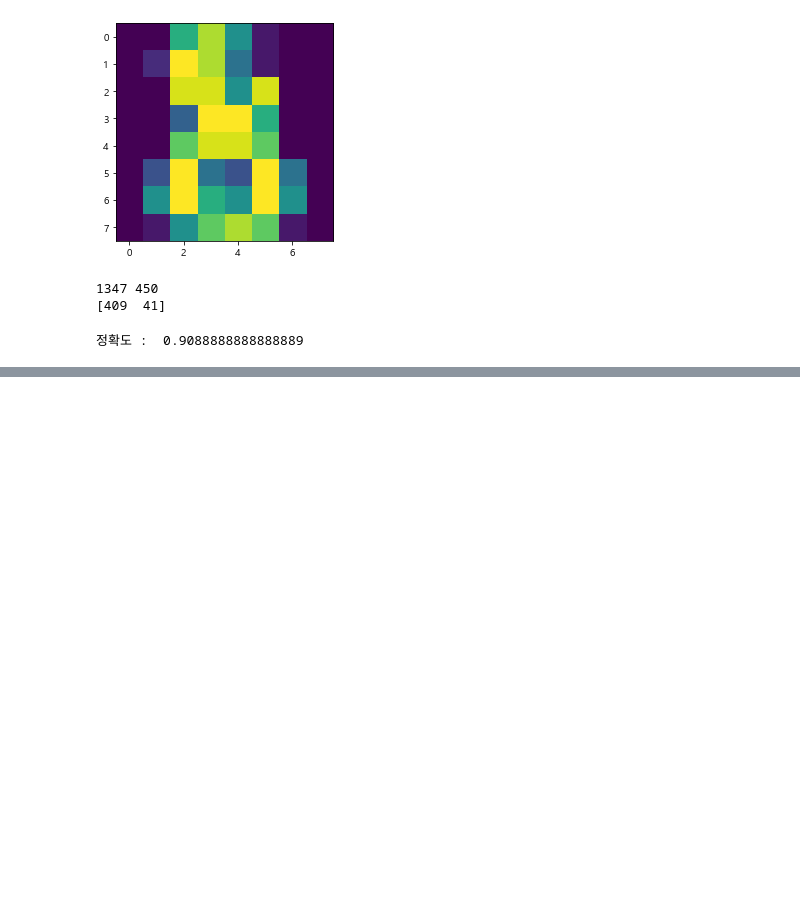
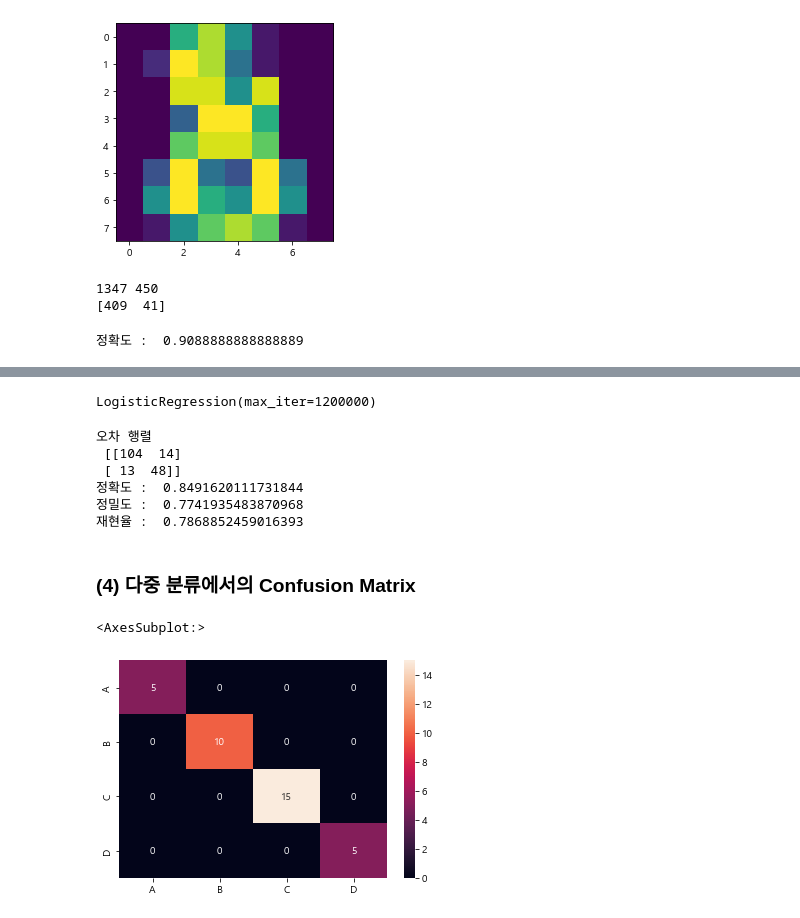
Before and after one commit to NikeLee/pythonwork, a Jupyter notebook: ai/2_선형 회귀모델과 로지스틱 회귀모델.ipynb, the cells around one changed output, grey strips where cells are left out. Cells and saved outputs as stored; diff of their text form; code cells hidden in the pictures; blank space fills up the shorter version.

```diff
--- a/ai/2_선형 회귀모델과 로지스틱 회귀모델.ipynb
+++ b/ai/2_선형 회귀모델과 로지스틱 회귀모델.ipynb
@@ -790,0 +900,5 @@ print("정확도 : ", accuracy_score(y_test, pred))
+# %%
+lr = LogisticRegression(max_iter=1200000)
+lr.fit(X_train, y_train)
+# %% [output]
+LogisticRegression(max_iter=1200000)
@@ -790,0 +907,34 @@ print("정확도 : ", accuracy_score(y_test, pred))
+# %%
+confusion = confusion_matrix(y_test, pred)
+print("오차 행렬\n", confusion)
+
+accuracy = accuracy_score(y_test, pred)
+print("정확도 : ", accuracy)
+
+precision = precision_score(y_test, pred)
+print("정밀도 : ", precision)
+
+recall = recall_score(y_test, pred)
+print("재현율 : ", recall)
+# %% [output]
+오차 행렬
+ [[104  14]
+ [ 13  48]]
+정확도 :  0.8491620111731844
+정밀도 :  0.7741935483870968
+재현율 :  0.7868852459016393
+# %% [markdown]
+### (4) 다중 분류에서의 Confusion Matrix
+# %%
+data = [[5, 0, 0, 0],
+        [0, 10, 0, 0],
+        [0, 0, 15, 0],
+        [0, 0, 0, 5]]
+
+df = pd.DataFrame(data, index=[i for i in "ABCD"], columns=[i for i in "ABCD"])
+df
+
+sns.heatmap(df, annot=True)
+# %% [output]
+<AxesSubplot:>
+[figure, added]
```
Also changed, not shown: parts of 49 cells of this notebook, 1 other file.
